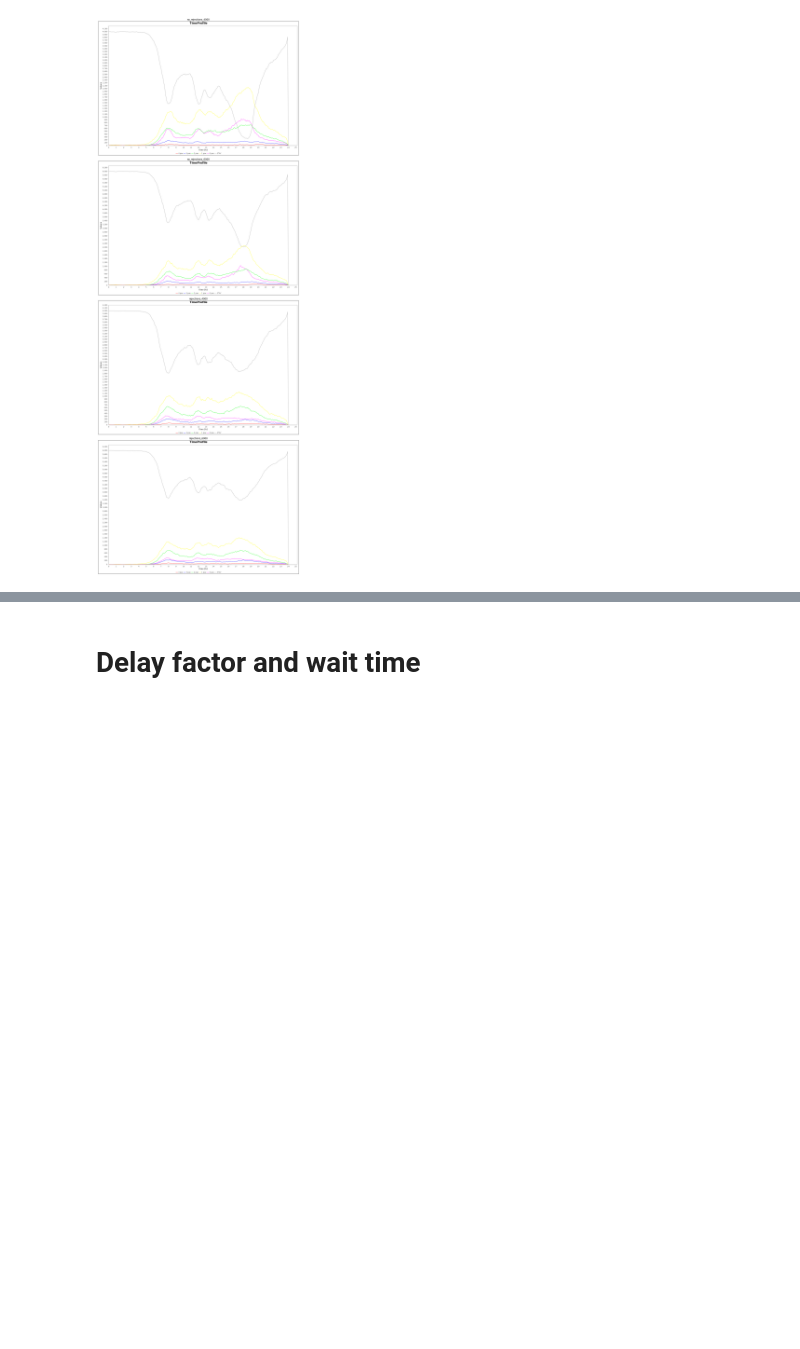
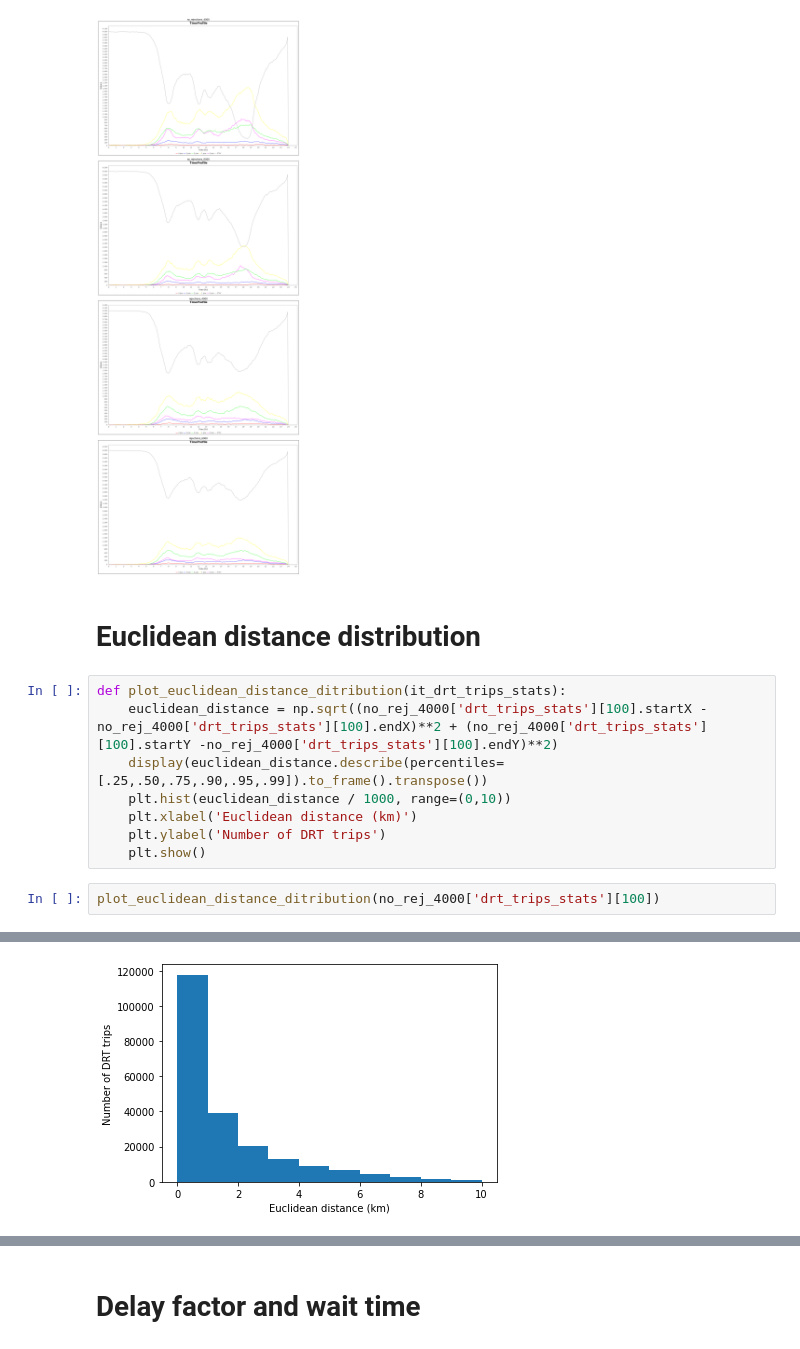
Before and after one commit to Sx-ETH/eqasim-java, a Jupyter notebook: switzerland/WaitTimeValidation/Generate plots.ipynb, the cells around one changed output, grey strips where cells are left out. Saved outputs shown, nothing was run; the diff lists cells and outputs as text; blank space fills up the shorter version.

Commit message:
Added some plots, convergence and different bin size

```diff
--- a/switzerland/WaitTimeValidation/Generate plots.ipynb
+++ b/switzerland/WaitTimeValidation/Generate plots.ipynb
@@ -54,3 +54,16 @@ plt.tight_layout()
 plt.show()
 # %% [output]
 [figure]
+# %% [markdown]
+# Euclidean distance distribution
+# %%
+def plot_euclidean_distance_ditribution(it_drt_trips_stats):
+    euclidean_distance = np.sqrt((no_rej_4000['drt_trips_stats'][100].startX -no_rej_4000['drt_trips_stats'][100].endX)**2 + (no_rej_4000['drt_trips_stats'][100].startY -no_rej_4000['drt_trips_stats'][100].endY)**2)
+    display(euclidean_distance.describe(percentiles=[.25,.50,.75,.90,.95,.99]).to_frame().transpose())
+    plt.hist(euclidean_distance / 1000, range=(0,10))
+    plt.xlabel('Euclidean distance (km)')
+    plt.ylabel('Number of DRT trips')
+    plt.show()
+# %%
+plot_euclidean_distance_ditribution(no_rej_4000['drt_trips_stats'][100])
+# %% [output]
@@ -56,0 +72 @@ plt.show()
+[figure, added]
```
Also changed, not shown: parts of 21 cells of this notebook.
